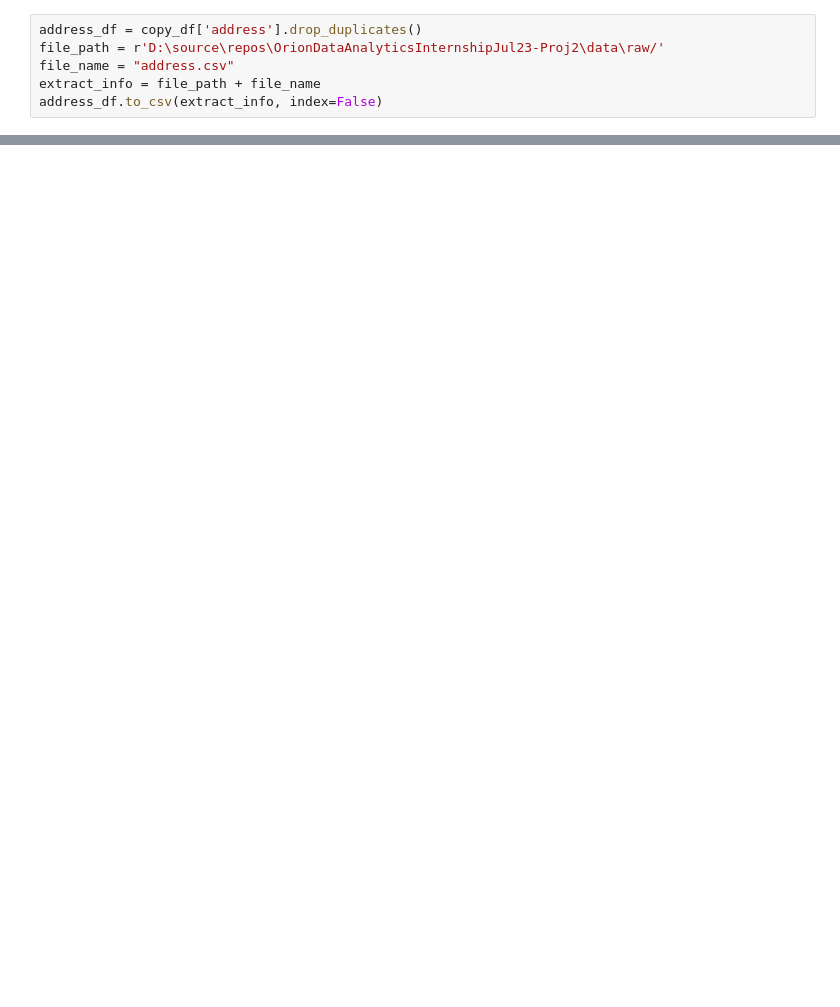
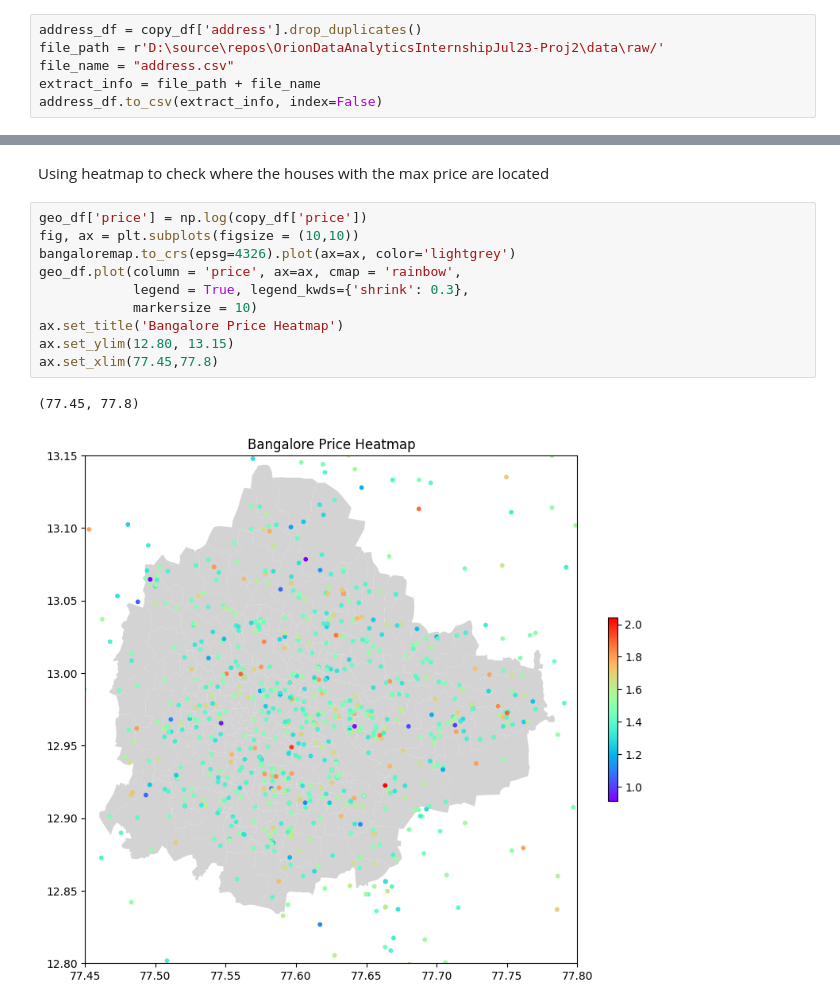
Before and after one commit to AnshikaJain2405/OrionDataAnalyticsInternshipJul23-Proj2, a Jupyter notebook: notebooks/EDA.ipynb, the cells around one changed output, grey strips where cells are left out. Saved outputs shown, nothing was run; the diff lists cells and outputs as text; blank space fills up the shorter version.

```diff
--- a/notebooks/EDA.ipynb
+++ b/notebooks/EDA.ipynb
@@ -420,0 +396,15 @@ ax = bangaloremap.plot(alpha=0.5, edgecolor='k', legend=True)
+# %% [markdown]
+Using heatmap to check where the houses with the max price are located
+# %%
+geo_df['price'] = np.log(copy_df['price'])
+fig, ax = plt.subplots(figsize = (10,10))
+bangaloremap.to_crs(epsg=4326).plot(ax=ax, color='lightgrey')
+geo_df.plot(column = 'price', ax=ax, cmap = 'rainbow',
+            legend = True, legend_kwds={'shrink': 0.3},
+            markersize = 10)
+ax.set_title('Bangalore Price Heatmap')
+ax.set_ylim(12.80, 13.15)
+ax.set_xlim(77.45,77.8)
+# %% [output]
+(77.45, 77.8)
+[figure, added]
```
Also changed, not shown: parts of 37 cells of this notebook.
